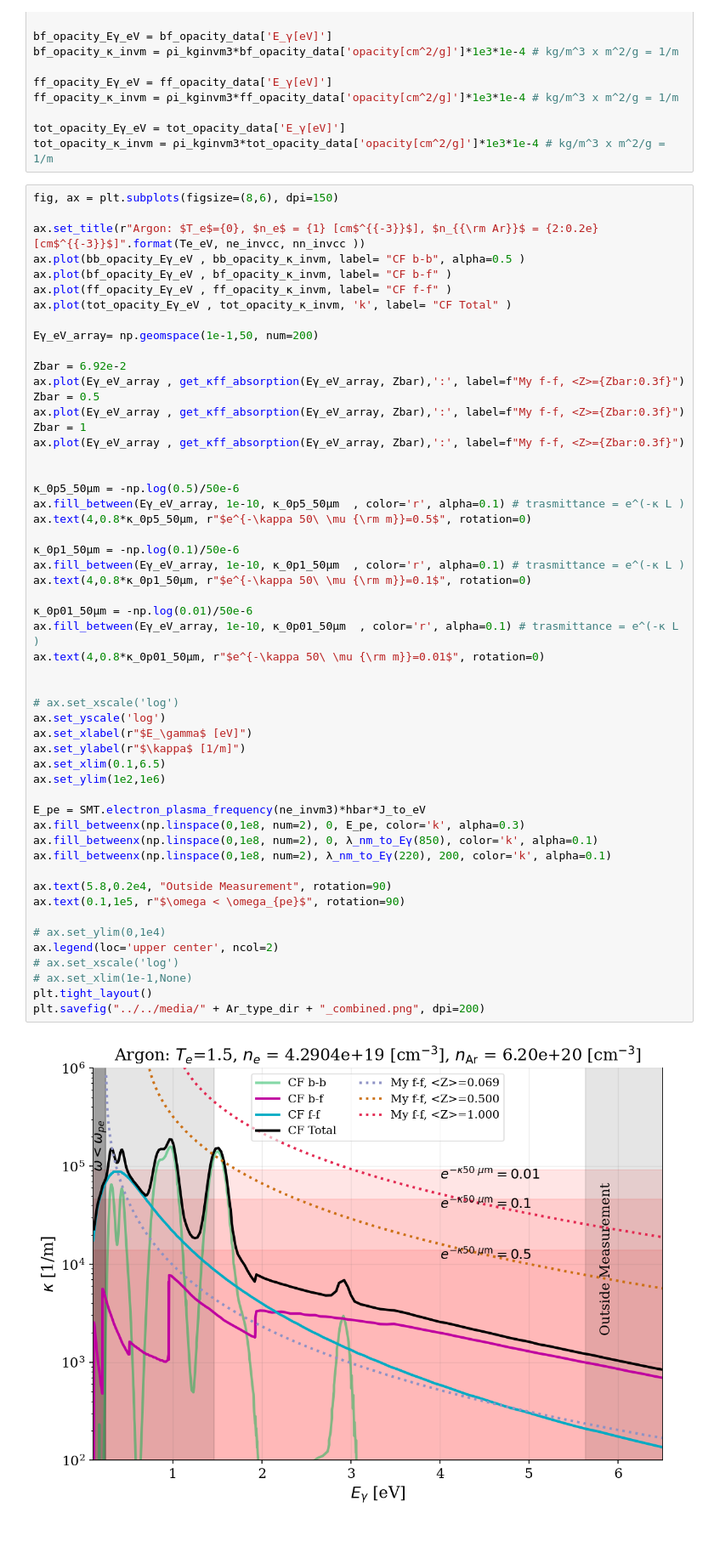
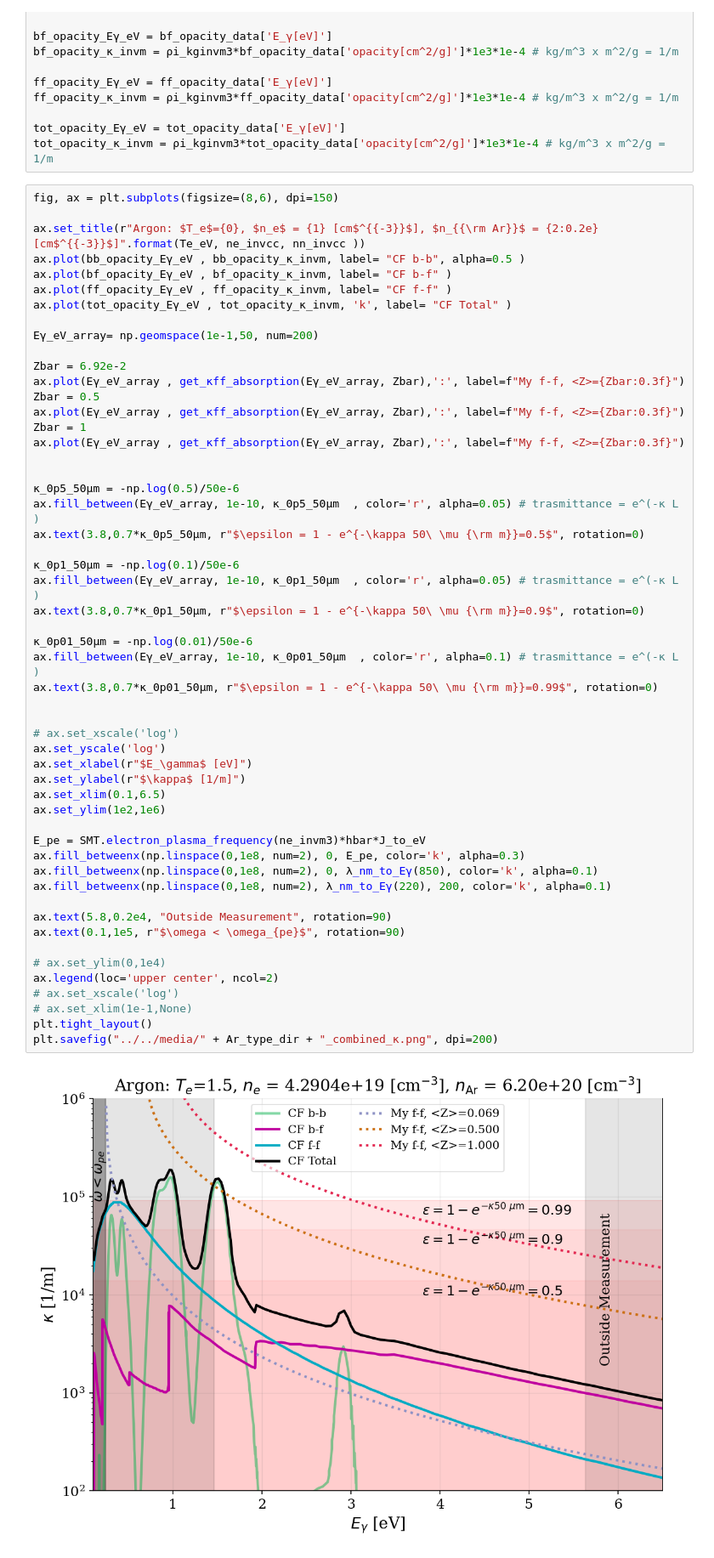
Before and after one commit to MurilloGroupMSU/Two-Temperature-Model, a Jupyter notebook: jupyter/Plasma_Information/Opacity.ipynb, the cells around one changed output. Shown at 85% size. Saved outputs shown, nothing was run; the diff lists cells and outputs as text.

```diff
--- a/jupyter/Plasma_Information/Opacity.ipynb
+++ b/jupyter/Plasma_Information/Opacity.ipynb
@@ -203,38 +213,38 @@ ax.plot(Eγ_eV_array , get_κff_absorption(Eγ_eV_array, Zbar),':', label=f"My f
 
 
 κ_0p5_50μm = -np.log(0.5)/50e-6
-ax.fill_between(Eγ_eV_array, 1e-10, κ_0p5_50μm  , color='r', alpha=0.1) # trasmittance = e^(-κ L )
-ax.text(4,0.8*κ_0p5_50μm, r"$e^{-\kappa 50\ \mu {\rm m}}=0.5$", rotation=0)
+ax.fill_between(Eγ_eV_array, 1e-10, κ_0p5_50μm  , color='r', alpha=0.05) # trasmittance = e^(-κ L )
+ax.text(3.8,0.7*κ_0p5_50μm, r"$\epsilon = 1 - e^{-\kappa 50\ \mu {\rm m}}=0.5$", rotation=0)
 
 κ_0p1_50μm = -np.log(0.1)/50e-6
-ax.fill_between(Eγ_eV_array, 1e-10, κ_0p1_50μm  , color='r', alpha=0.1) # trasmittance = e^(-κ L )
-ax.text(4,0.8*κ_0p1_50μm, r"$e^{-\kappa 50\ \mu {\rm m}}=0.1$", rotation=0)
+ax.fill_between(Eγ_eV_array, 1e-10, κ_0p1_50μm  , color='r', alpha=0.05) # trasmittance = e^(-κ L )
+ax.text(3.8,0.7*κ_0p1_50μm, r"$\epsilon = 1 - e^{-\kappa 50\ \mu {\rm m}}=0.9$", rotation=0)
 
 κ_0p01_50μm = -np.log(0.01)/50e-6
 ax.fill_between(Eγ_eV_array, 1e-10, κ_0p01_50μm  , color='r', alpha=0.1) # trasmittance = e^(-κ L )
-ax.text(4,0.8*κ_0p01_50μm, r"$e^{-\kappa 50\ \mu {\rm m}}=0.01$", rotation=0)
+ax.text(3.8,0.7*κ_0p01_50μm, r"$\epsilon = 1 - e^{-\kappa 50\ \mu {\rm m}}=0.99$", rotation=0)
 
 
 # ax.set_xscale('log')
 ax.set_yscale('log')
 ax.set_xlabel(r"$E_\gamma$ [eV]")
 ax.set_ylabel(r"$\kappa$ [1/m]")
 ax.set_xlim(0.1,6.5)
 ax.set_ylim(1e2,1e6)
 
 E_pe = SMT.electron_plasma_frequency(ne_invm3)*hbar*J_to_eV
 ax.fill_betweenx(np.linspace(0,1e8, num=2), 0, E_pe, color='k', alpha=0.3)
 ax.fill_betweenx(np.linspace(0,1e8, num=2), 0, λ_nm_to_Eγ(850), color='k', alpha=0.1)
 ax.fill_betweenx(np.linspace(0,1e8, num=2), λ_nm_to_Eγ(220), 200, color='k', alpha=0.1)
 
 ax.text(5.8,0.2e4, "Outside Measurement", rotation=90)
 ax.text(0.1,1e5, r"$\omega < \omega_{pe}$", rotation=90)
 
 # ax.set_ylim(0,1e4)
 ax.legend(loc='upper center', ncol=2)
 # ax.set_xscale('log')
 # ax.set_xlim(1e-1,None)
 plt.tight_layout()
-plt.savefig("../../media/" + Ar_type_dir + "_combined.png", dpi=200)
+plt.savefig("../../media/" + Ar_type_dir + "_combined_κ.png", dpi=200)
 # %% [output]
-[figure, old version]
+[figure, new version]
```
Also changed, not shown: parts of 7 cells of this notebook, 5 other files.
